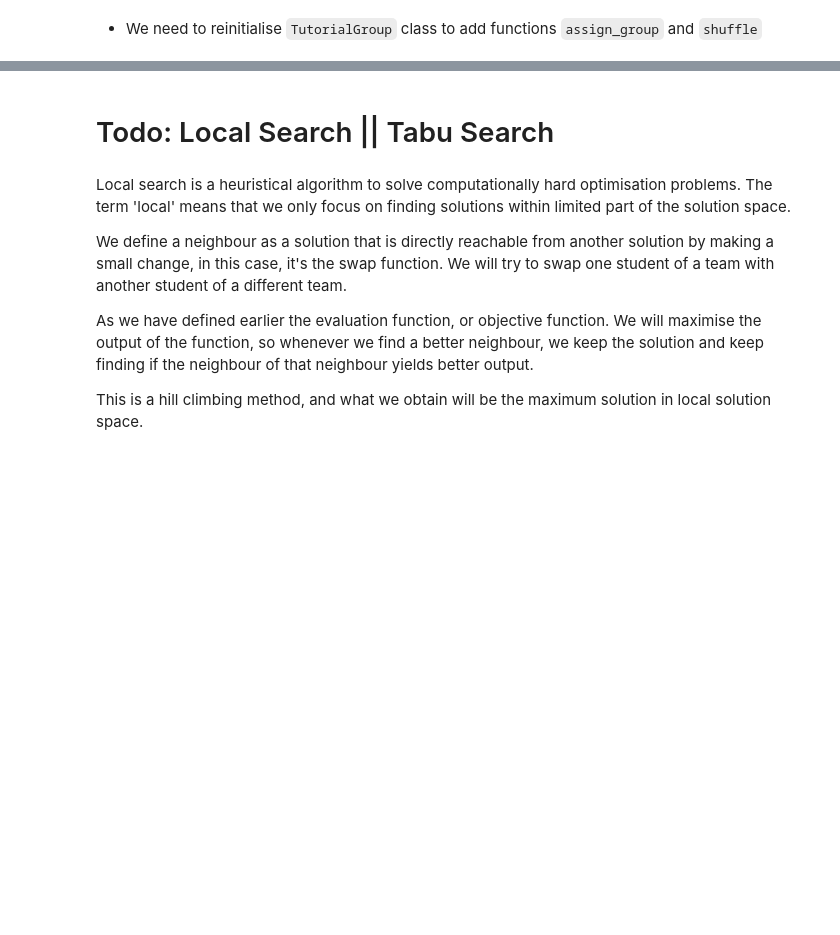
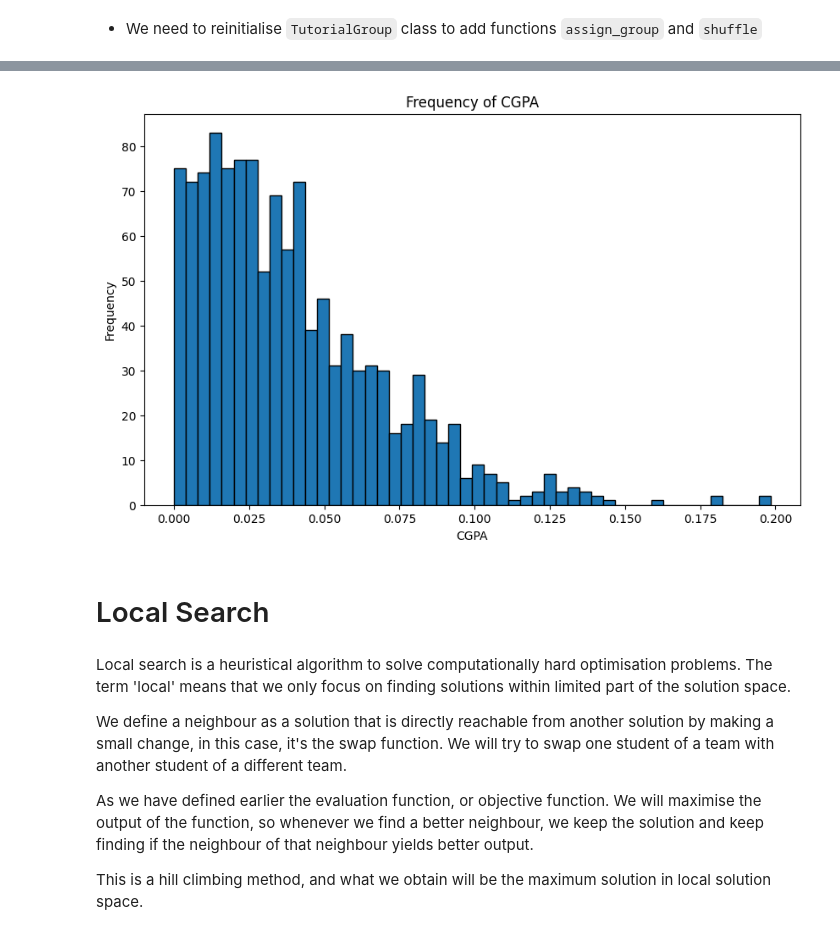
Before and after one commit to CentroidIssue/SC1003-Group-Project, a Jupyter notebook: SC1003_Grp_Project.ipynb, the cells around one changed output, grey strips where cells are left out. Saved outputs shown, nothing was run; the diff lists cells and outputs as text; code cells hidden in the pictures; blank space fills up the shorter version.

```diff
--- a/SC1003_Grp_Project.ipynb
+++ b/SC1003_Grp_Project.ipynb
@@ -492,5 +524,31 @@ Mean:  11.257795680793173
+# %%
+def frequency_cgpa(group: TutorialGroup):
+    team_cnt = 0
+    frequency = []
+    for group_id, tutorial in group.items():
+        team_cnt += 10
+        for team_group in tutorial.students_by_teams.values():
+            avg_team = team_group.get_avg_cgpa()
+            avg_group = tutorial.get_avg_cgpa()
+            frequency.append(abs(avg_team - avg_group))
+    return frequency
+# %%
+def plot_frequency_cgpa():
+
+    data = frequency_cgpa(students_by_groups)
+    plt.figure(figsize=(10, 6))
+    plt.hist(data, bins=50, edgecolor="black")
+    plt.title("Frequency of CGPA")
+    plt.xlabel("CGPA")
+    plt.ylabel("Frequency")
+    plt.show()
+
+
+plot_frequency_cgpa()
+# %% [output]
+[figure, added]
 # %% [markdown]
-# Todo: Local Search || Tabu Search
+# Local Search
 # %% [markdown]
 Local search is a heuristical algorithm to solve computationally hard optimisation problems. The term 'local' means that we only focus on finding solutions within limited part of the solution space.
 
```
Also changed, not shown: parts of 46 cells of this notebook, 3 other files.
